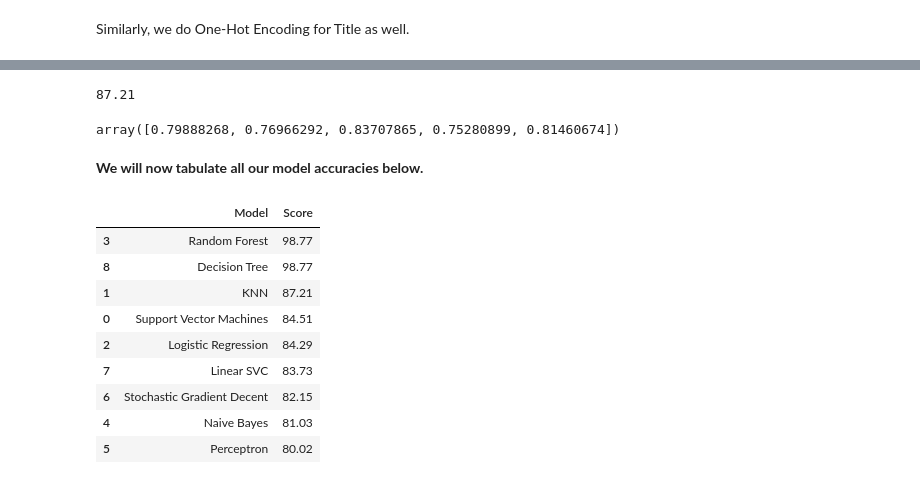
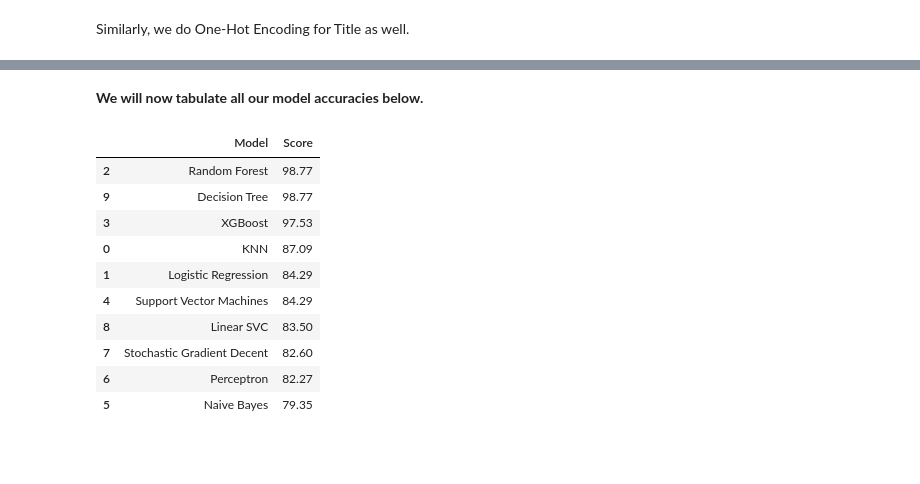
Before and after one commit to soumikg08/Titanic_Data, a Jupyter notebook: titanic_solutions_soumik copy.ipynb, the cells around one changed output, grey strips where cells are left out. Cells and saved outputs as stored; diff of their text form; code cells hidden in the pictures; blank space fills up the shorter version.

```diff
--- a/titanic_solutions_soumik copy.ipynb
+++ b/titanic_solutions_soumik copy.ipynb
@@ -389 +414,4 @@ test_df.drop(columns='Title', inplace=True)
+# %%
+train_df.drop(columns='Deck', inplace=True)
+test_df.drop(columns='Deck', inplace=True)
 # %% [markdown]
@@ -501,9 +586,9 @@ coeff_df.sort_values(by='Correlation', ascending=False)
 # %%
-# Support Vector Machines
+# Linear SVC
 
-svc = SVC()
-svc.fit(X_train, Y_train)
-Y_pred_SVC = svc.predict(X_test)
-acc_svc = round(svc.score(X_train, Y_train) * 100, 2)
-acc_svc
+linear_svc = LinearSVC()
+linear_svc.fit(X_train, Y_train)
+Y_pred_SVC = linear_svc.predict(X_test)
+accuracy_linear_svc = round(linear_svc.score(X_train, Y_train) * 100, 2)
+accuracy_linear_svc
 # %% [output]
@@ -510,0 +596,8 @@ acc_svc
+# %%
+# Stochastic Gradient Descent
+
+sgd = SGDClassifier()
+sgd.fit(X_train, Y_train)
+Y_pred_SGD = sgd.predict(X_test)
+accuracy_sgd = round(sgd.score(X_train, Y_train) * 100, 2)
+accuracy_sgd
@@ -511,9 +606,9 @@ acc_svc
 # %%
-# K Nearest Neigbour
+# Decision Tree
 
-knn = KNeighborsClassifier(n_neighbors = 10)
-knn.fit(X_train, Y_train)
-Y_pred_KNN = knn.predict(X_test)
-acc_knn = round(knn.score(X_train, Y_train) * 100, 2)
-acc_knn
+decision_tree = DecisionTreeClassifier()
+decision_tree.fit(X_train, Y_train)
+Y_pred_DT = decision_tree.predict(X_test)
+accuracy_decision_tree = round(decision_tree.score(X_train, Y_train) * 100, 2)
+accuracy_decision_tree
 # %% [output]
@@ -634,38 +616,24 @@ Best Hyperparameters: {'n_estimators': 1200, 'min_samples_split': 10, 'min_sampl
-# %%
-# Random Forest
-
-random_forest = RandomForestClassifier(n_estimators = 1200, min_samples_split = 10, min_samples_leaf = 4, max_features = 'sqrt', max_depth = 70, bootstrap = True, random_state=42)
-random_forest.fit(X_train, Y_train)
-Y_pred_RF = random_forest.predict(X_test)
-random_forest.score(X_train, Y_train)
-acc_random_forest = round(random_forest.score(X_train, Y_train) * 100, 2)
-acc_random_forest
-# %% [output]
-87.21
-# %%
-scores
-# %% [output]
-array([0.79888268, 0.76966292, 0.83707865, 0.75280899, 0.81460674])
 # %% [markdown]
 **We will now tabulate all our model accuracies below.**
 # %%
 models = pd.DataFrame({
-    'Model': ['Support Vector Machines', 'KNN', 'Logistic Regression',
-              'Random Forest', 'Naive Bayes', 'Perceptron',
+    'Model': ['KNN', 'Logistic Regression',
+              'Random Forest', 'XGBoost', 'Support Vector Machines', 'Naive Bayes', 'Perceptron',
               'Stochastic Gradient Decent', 'Linear SVC',
               'Decision Tree'],
-    'Score': [acc_svc, acc_knn, acc_log,
-              acc_random_forest, acc_gaussian, acc_perceptron,
-              acc_sgd, acc_linear_svc, acc_decision_tree]})
+    'Score': [accuracy_knn, accuracy_log,
+              accuracy_random_forest, accuracy_xgb, accuracy_svm, accuracy_NB, accuracy_perceptron, accuracy_sgd,
+              accuracy_linear_svc, accuracy_decision_tree ]})
 models.sort_values(by='Score', ascending=False)
 # %% [output]
 |  | Model | Score |
-| 3 | Random Forest | 98.77 |
-| 8 | Decision Tree | 98.77 |
-| 1 | KNN | 87.21 |
-| 0 | Support Vector Machines | 84.51 |
-| 2 | Logistic Regression | 84.29 |
-| 7 | Linear SVC | 83.73 |
-| 6 | Stochastic Gradient Decent | 82.15 |
-| 4 | Naive Bayes | 81.03 |
-| 5 | Perceptron | 80.02 |
+| 2 | Random Forest | 98.77 |
+| 9 | Decision Tree | 98.77 |
+| 3 | XGBoost | 97.53 |
+| 0 | KNN | 87.09 |
+| 1 | Logistic Regression | 84.29 |
+| 4 | Support Vector Machines | 84.29 |
+| 8 | Linear SVC | 83.50 |
+| 7 | Stochastic Gradient Decent | 82.60 |
+| 6 | Perceptron | 82.27 |
+| 5 | Naive Bayes | 79.35 |
```
Also changed, not shown: parts of 74 cells of this notebook, 3 other files.
